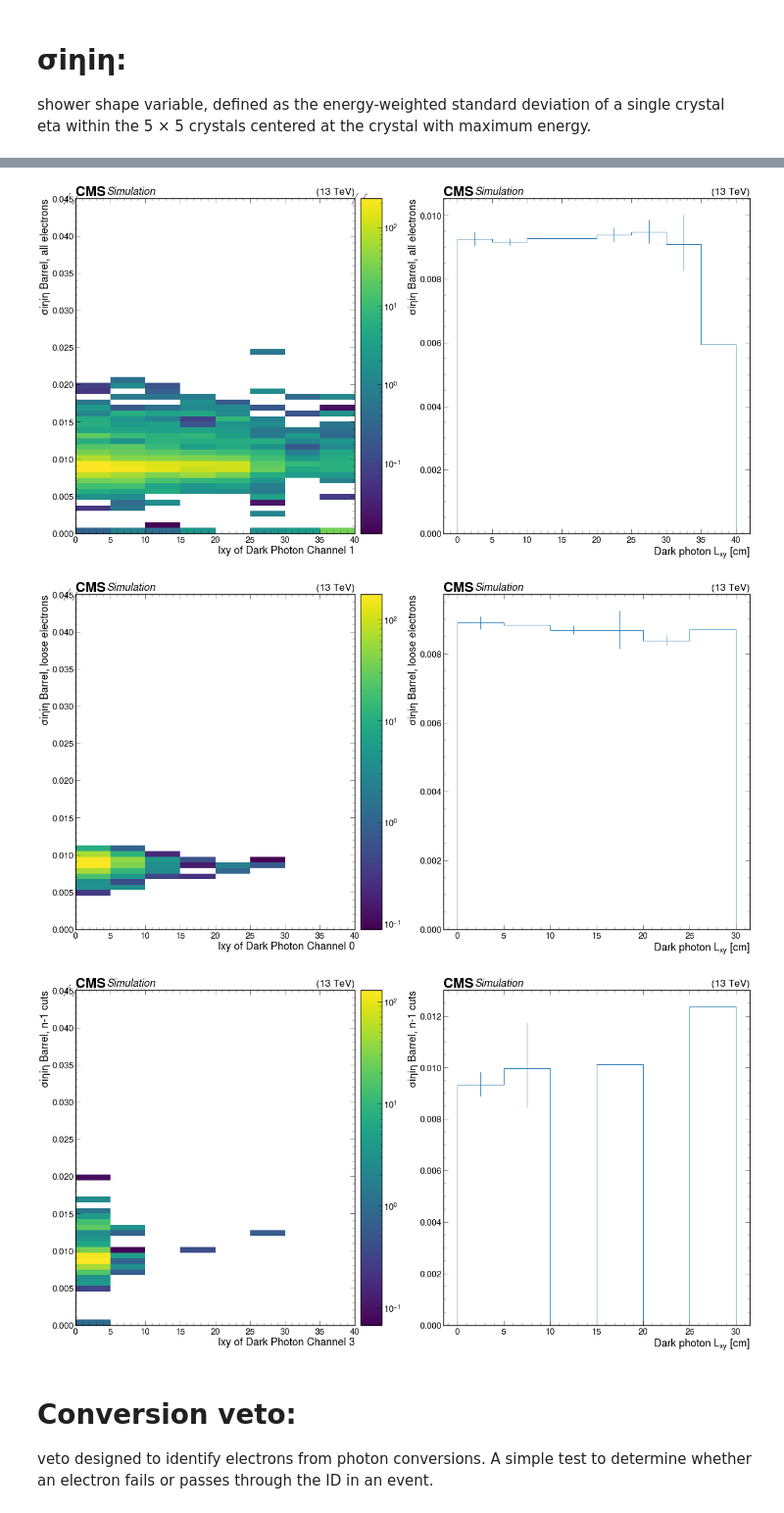
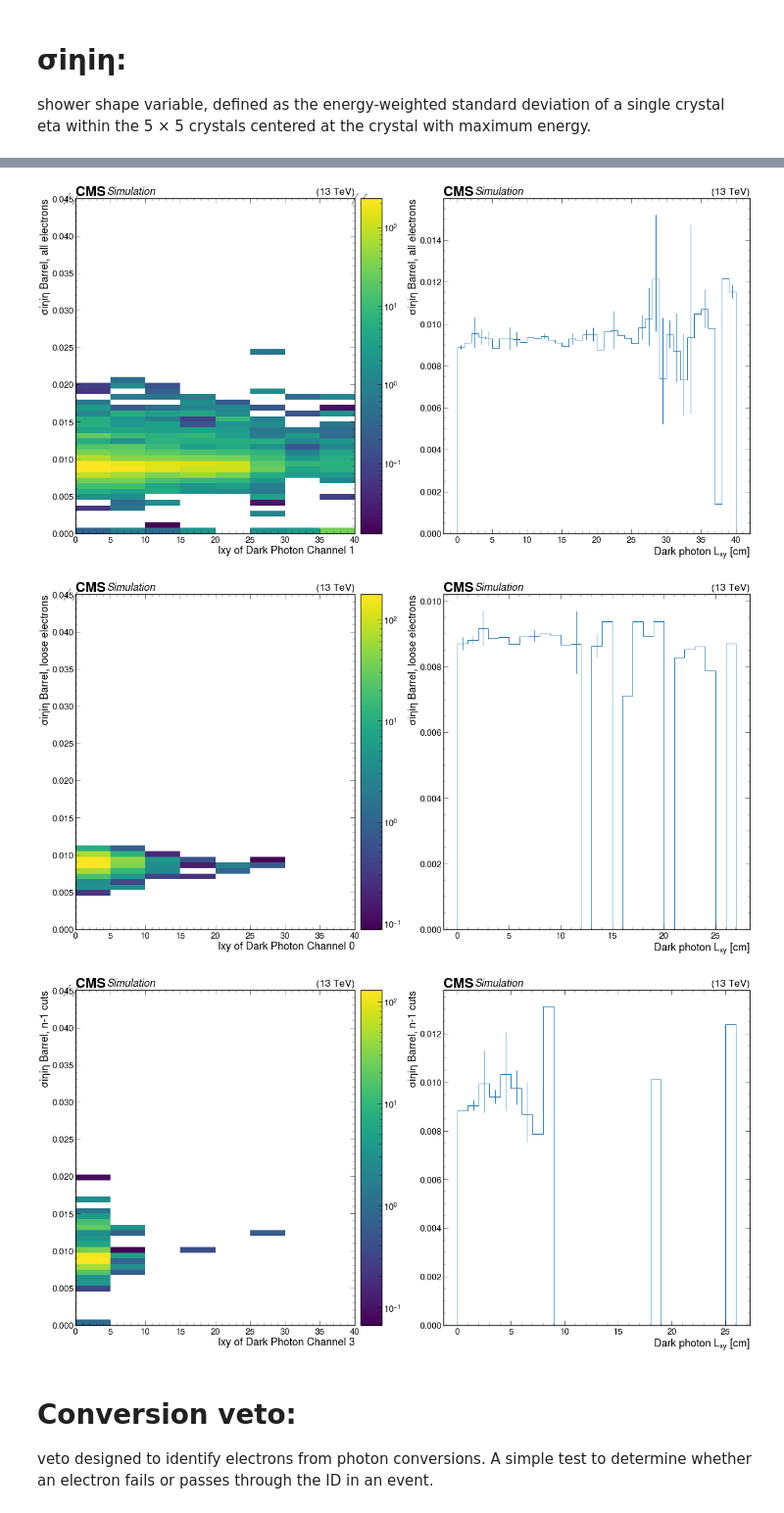
Before and after one commit to m251890/SIDM, a Jupyter notebook: sidm/studies/GSF_electrons_profiles.ipynb, the cells around one changed output, grey strips where cells are left out. Shown at 98% size. Drawn from its saved outputs; the diff is of its cells as text; code cells hidden in the pictures.

```diff
--- a/sidm/studies/GSF_electrons_profiles.ipynb
+++ b/sidm/studies/GSF_electrons_profiles.ipynb
@@ -339,7 +288,7 @@ utilities.plot(hists["electron_GsfEleFull5x5SigmaIEtaIEtaCut2d"][channels[1], :4
 plt.xlabel("lxy of Dark Photon Channel 1")
 plt.ylabel("σiηiη Barrel, all electrons")
 plt.subplot(1, 2, 2)
-utilities.plot(hists["electron_GsfEleFull5x5SigmaIEtaIEtaCut2d"][channels[1], :40j:5j, :].profile(axis="electron_GsfEleFull5x5SigmaIEtaIEtaCut"))
+utilities.plot(hists["electron_GsfEleFull5x5SigmaIEtaIEtaCut2d"][channels[1], :40j:1j, :].profile(axis="electron_GsfEleFull5x5SigmaIEtaIEtaCut"))
 print(hists["electron_GsfEleFull5x5SigmaIEtaIEtaCut2d"][channels[1],slice(0, 2, sum),:15])
 plt.xlabel("Dark photon $L_{xy}$ [cm]")
 plt.ylabel("σiηiη Barrel, all electrons")
@@ -350,7 +299,7 @@ utilities.plot(hists["electron_GsfEleFull5x5SigmaIEtaIEtaCut2d"][channels[0], :4
 plt.xlabel("lxy of Dark Photon Channel 0")
 plt.ylabel("σiηiη Barrel, loose electrons")
 plt.subplot(1, 2, 2)
-utilities.plot(hists["electron_GsfEleFull5x5SigmaIEtaIEtaCut2d"][channels[0], :40j:5j, :].profile(axis="electron_GsfEleFull5x5SigmaIEtaIEtaCut"))
+utilities.plot(hists["electron_GsfEleFull5x5SigmaIEtaIEtaCut2d"][channels[0], :40j:1j, :].profile(axis="electron_GsfEleFull5x5SigmaIEtaIEtaCut"))
 #print(hists["electron_GsfEleFull5x5SigmaIEtaIEtaCut2d"][channels[0],slice(0, 2, sum),:35])
 plt.xlabel("Dark photon $L_{xy}$ [cm]")
 plt.ylabel("σiηiη Barrel, loose electrons")
@@ -361,37 +310,37 @@ utilities.plot(hists["electron_GsfEleFull5x5SigmaIEtaIEtaCut2d"]["barrelE_ID-sig
 plt.xlabel("lxy of Dark Photon Channel 3")
 plt.ylabel("σiηiη Barrel, n-1 cuts")
 plt.subplot(1, 2, 2)
-utilities.plot(hists["electron_GsfEleFull5x5SigmaIEtaIEtaCut2d"]["barrelE_ID-sigmaIetaIeta_matched", :40j:5j, :].profile(axis="electron_GsfEleFull5x5SigmaIEtaIEtaCut"))
+utilities.plot(hists["electron_GsfEleFull5x5SigmaIEtaIEtaCut2d"]["barrelE_ID-sigmaIetaIeta_matched", :40j:1j, :].profile(axis="electron_GsfEleFull5x5SigmaIEtaIEtaCut"))
 #print(hists["electron_GsfEleFull5x5SigmaIEtaIEtaCut2d"][channels[3],slice(0, 2, sum),:35])
 plt.xlabel("Dark photon $L_{xy}$ [cm]")
 plt.ylabel("σiηiη Barrel, n-1 cuts")
 
 
 #(hists["electron_GsfEleFull5x5SigmaIEtaIEtaCut2d"][channels[0],slice(0, 2, sum),:])
 # %% [output]
                          ┌───────────────────────────────────────────────────┐
 [   -inf,       0) 0     │                                                   │
 [      0, 0.00075) 0     │                                                   │
 [0.00075,  0.0015) 0     │                                                   │
 [ 0.0015, 0.00225) 0     │                                                   │
 [0.00225,   0.003) 0     │                                                   │
 [  0.003, 0.00375) 0     │                                                   │
 [0.00375,  0.0045) 0     │                                                   │
 [ 0.0045, 0.00525) 1.045 │▌                                                  │
 [0.00525,   0.006) 3.675 │█▊                                                 │
 [  0.006, 0.00675) 4.732 │██▎                                                │
 [0.00675,  0.0075) 18.29 │████████▉                                          │
 [ 0.0075, 0.00825) 48.05 │███████████████████████▍                           │
 [0.00825,   0.009) 102.7 │██████████████████████████████████████████████████ │
 [  0.009, 0.00975) 83.41 │████████████████████████████████████████▋          │
 [0.00975,  0.0105) 32.03 │███████████████▋                                   │
 [ 0.0105, 0.01125) 3.609 │█▊                                                 │
 [0.01125,     inf) 18.01 │████████▊                                          │
                          └───────────────────────────────────────────────────┘
 Text(0, 1, 'σiηiη Barrel, n-1 cuts')
-[figure, old version]
+[figure, new version]
-[figure, old version]
+[figure, new version]
-[figure, old version]
+[figure, new version]
 # %% [markdown]
 # Conversion veto:
 
```
Also changed, not shown: parts of 4 cells of this notebook, 3 other files.
